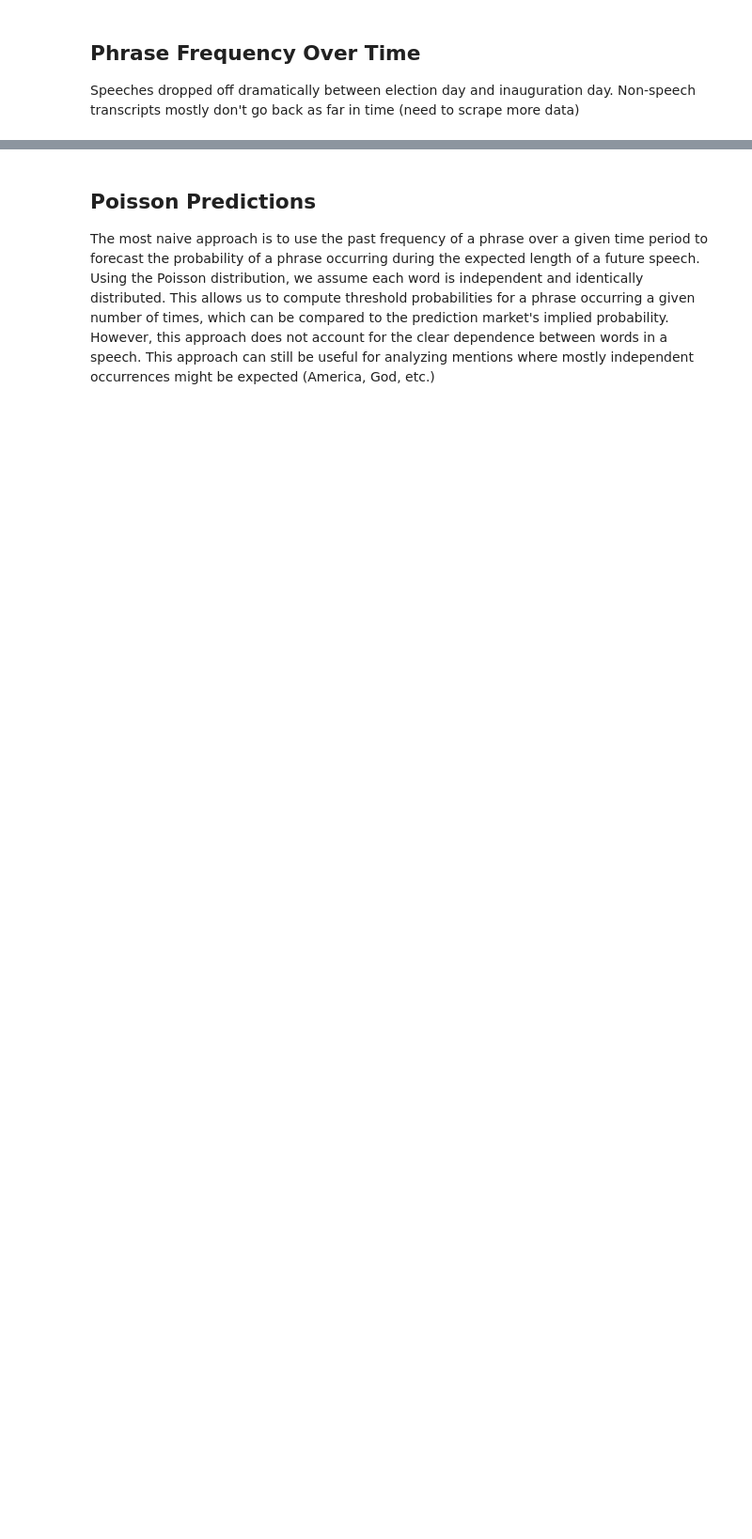
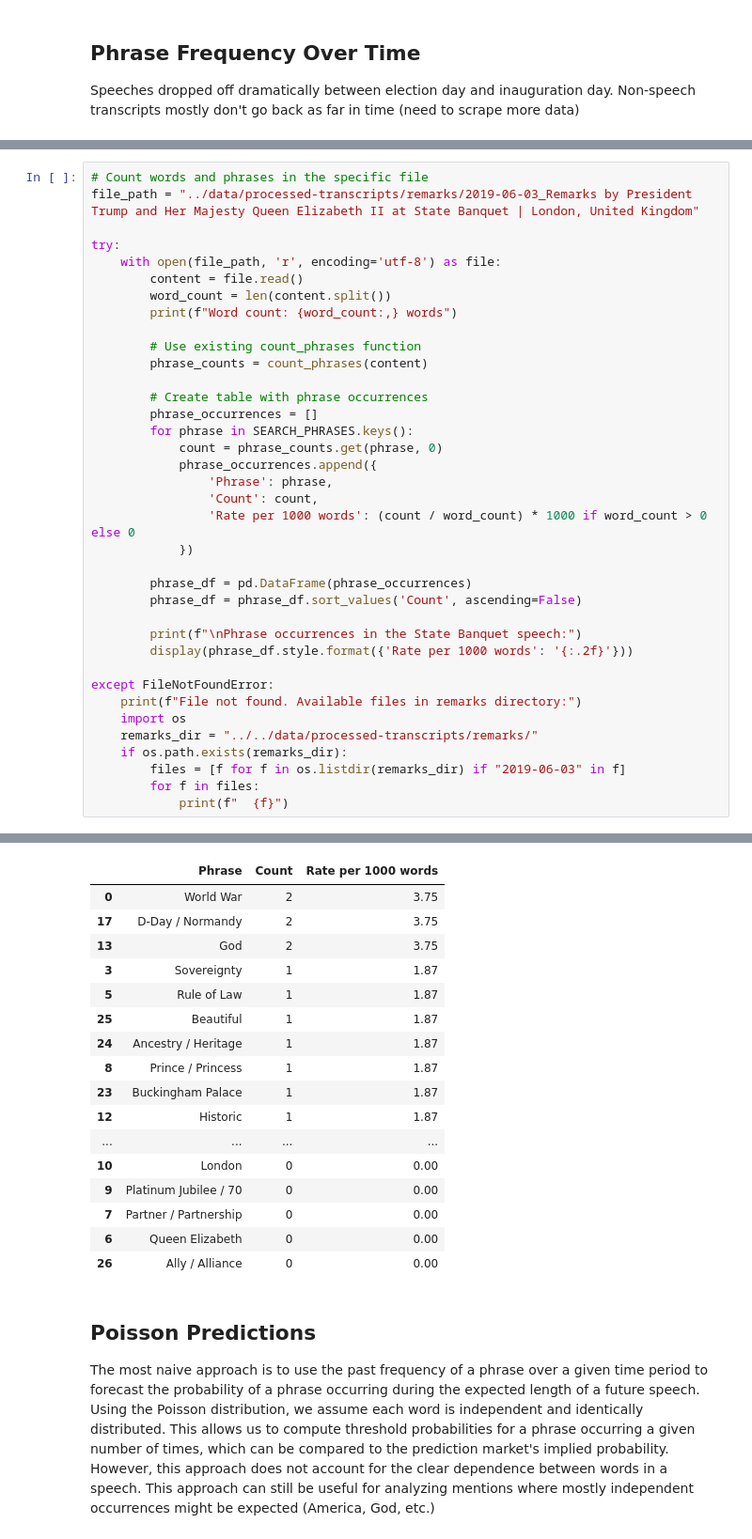
Before and after one commit to jsteng19/kalshi-research, a Jupyter notebook: notebooks/trump_appearance.ipynb, the cells around one changed output, grey strips where cells are left out. Shown at 94% size. Cells and saved outputs as stored; diff of their text form; blank space fills up the shorter version.

```diff
--- a/notebooks/trump_appearance.ipynb
+++ b/notebooks/trump_appearance.ipynb
@@ -421,0 +363,38 @@ Expected length from category data: 3233 words
+# %%
+# Count words and phrases in the specific file
+file_path = "../data/processed-transcripts/remarks/2019-06-03_Remarks by President Trump and Her Majesty Queen Elizabeth II at State Banquet | London, United Kingdom"
+
+try:
+    with open(file_path, 'r', encoding='utf-8') as file:
+        content = file.read()
+        word_count = len(content.split())
+        print(f"Word count: {word_count:,} words")
+
+        # Use existing count_phrases function
+        phrase_counts = count_phrases(content)
+
+        # Create table with phrase occurrences
+        phrase_occurrences = []
+        for phrase in SEARCH_PHRASES.keys():
+            count = phrase_counts.get(phrase, 0)
+            phrase_occurrences.append({
+                'Phrase': phrase,
+                'Count': count,
+                'Rate per 1000 words': (count / word_count) * 1000 if word_count > 0 else 0
+            })
+
+        phrase_df = pd.DataFrame(phrase_occurrences)
+        phrase_df = phrase_df.sort_values('Count', ascending=False)
+
+        print(f"\nPhrase occurrences in the State Banquet speech:")
+        display(phrase_df.style.format({'Rate per 1000 words': '{:.2f}'}))
+
+except FileNotFoundError:
+    print(f"File not found. Available files in remarks directory:")
+    import os
+    remarks_dir = "../../data/processed-transcripts/remarks/"
+    if os.path.exists(remarks_dir):
+        files = [f for f in os.listdir(remarks_dir) if "2019-06-03" in f]
+        for f in files:
+            print(f"  {f}")
+# %% [output]
@@ -422,3 +404,20 @@ Expected length from category data: 3233 words
+|  | Phrase | Count | Rate per 1000 words |
+| 0 | World War | 2 | 3.75 |
+| 17 | D-Day / Normandy | 2 | 3.75 |
+| 13 | God | 2 | 3.75 |
+| 3 | Sovereignty | 1 | 1.87 |
+| 5 | Rule of Law | 1 | 1.87 |
+| 25 | Beautiful | 1 | 1.87 |
+| 24 | Ancestry / Heritage | 1 | 1.87 |
+| 8 | Prince / Princess | 1 | 1.87 |
+| 23 | Buckingham Palace | 1 | 1.87 |
+| 12 | Historic | 1 | 1.87 |
+| ... | ... | ... | ... |
+| 10 | London | 0 | 0.00 |
+| 9 | Platinum Jubilee / 70 | 0 | 0.00 |
+| 7 | Partner / Partnership | 0 | 0.00 |
+| 6 | Queen Elizabeth | 0 | 0.00 |
+| 26 | Ally / Alliance | 0 | 0.00 |
 # %% [markdown]
 ## Poisson Predictions
 
```
Also changed, not shown: parts of 15 cells of this notebook, 41 other files.
